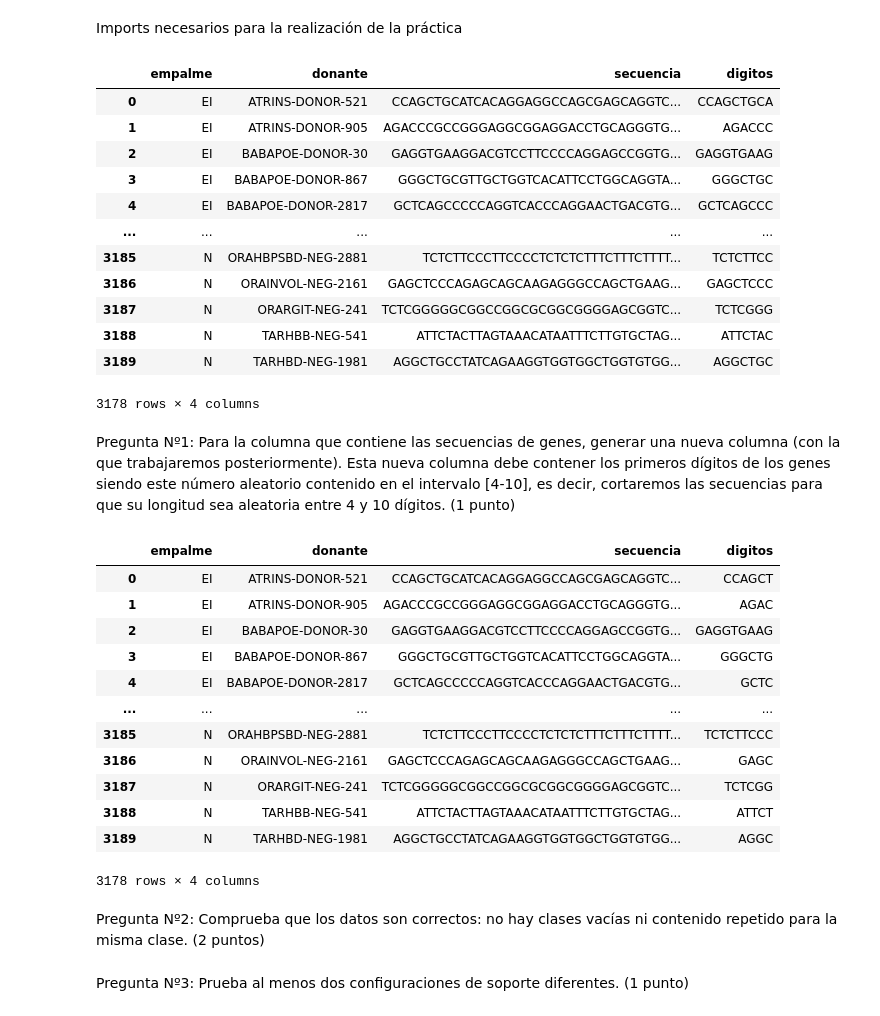
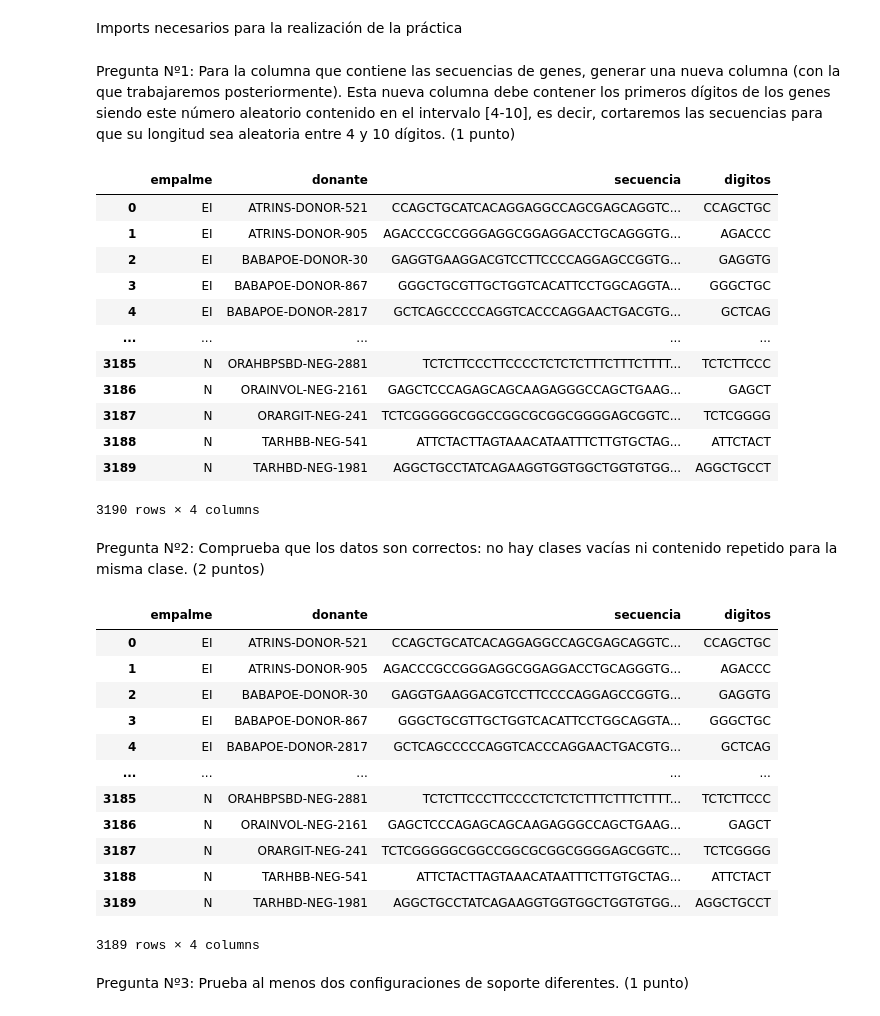
Before and after one commit to ikeruco29/Lab02_GSP-RA, a Jupyter notebook: Pr2_GSP.ipynb, the cells around one changed output. Cells and saved outputs as stored; diff of their text form; code cells hidden in the pictures.

```diff
--- a/Pr2_GSP.ipynb
+++ b/Pr2_GSP.ipynb
@@ -13,21 +13,7 @@ import gsppy as gsp
 # %%
-itemsets = pd.read_csv('splice.data', header=None).drop_duplicates().dropna()
+itemsets = pd.read_csv('splice.data', header=None)
 #change the column names
 itemsets.columns = ['empalme', 'donante', 'secuencia']
-# %% [output]
-|  | empalme | donante | secuencia | digitos |
-| 0 | EI | ATRINS-DONOR-521 | CCAGCTGCATCACAGGAGGCCAGCGAGCAGGTC... | CCAGCTGCA |
-| 1 | EI | ATRINS-DONOR-905 | AGACCCGCCGGGAGGCGGAGGACCTGCAGGGTG... | AGACCC |
-| 2 | EI | BABAPOE-DONOR-30 | GAGGTGAAGGACGTCCTTCCCCAGGAGCCGGTG... | GAGGTGAAG |
-| 3 | EI | BABAPOE-DONOR-867 | GGGCTGCGTTGCTGGTCACATTCCTGGCAGGTA... | GGGCTGC |
-| 4 | EI | BABAPOE-DONOR-2817 | GCTCAGCCCCCAGGTCACCCAGGAACTGACGTG... | GCTCAGCCC |
-| ... | ... | ... | ... | ... |
-| 3185 | N | ORAHBPSBD-NEG-2881 | TCTCTTCCCTTCCCCTCTCTCTTTCTTTCTTTT... | TCTCTTCC |
-| 3186 | N | ORAINVOL-NEG-2161 | GAGCTCCCAGAGCAGCAAGAGGGCCAGCTGAAG... | GAGCTCCC |
-| 3187 | N | ORARGIT-NEG-241 | TCTCGGGGGCGGCCGGCGCGGCGGGGAGCGGTC... | TCTCGGG |
-| 3188 | N | TARHBB-NEG-541 | ATTCTACTTAGTAAACATAATTTCTTGTGCTAG... | ATTCTAC |
-| 3189 | N | TARHBD-NEG-1981 | AGGCTGCCTATCAGAAGGTGGTGGCTGGTGTGG... | AGGCTGC |
-3178 rows × 4 columns
 # %% [markdown]
 Pregunta Nº1:  Para la columna que contiene las secuencias de genes, generar una nueva columna (con la que trabajaremos posteriormente). Esta nueva columna debe contener los primeros dígitos de los genes siendo este número aleatorio contenido en el intervalo [4-10], es decir, cortaremos las secuencias para que su longitud sea aleatoria entre 4 y 10 dígitos. (1 punto)
 # %%
@@ -48,21 +34,35 @@ itemsets['digitos'] = digitos
 itemsets
 # %% [output]
 |  | empalme | donante | secuencia | digitos |
-| 0 | EI | ATRINS-DONOR-521 | CCAGCTGCATCACAGGAGGCCAGCGAGCAGGTC... | CCAGCT |
-| 1 | EI | ATRINS-DONOR-905 | AGACCCGCCGGGAGGCGGAGGACCTGCAGGGTG... | AGAC |
-| 2 | EI | BABAPOE-DONOR-30 | GAGGTGAAGGACGTCCTTCCCCAGGAGCCGGTG... | GAGGTGAAG |
-| 3 | EI | BABAPOE-DONOR-867 | GGGCTGCGTTGCTGGTCACATTCCTGGCAGGTA... | GGGCTG |
-| 4 | EI | BABAPOE-DONOR-2817 | GCTCAGCCCCCAGGTCACCCAGGAACTGACGTG... | GCTC |
+| 0 | EI | ATRINS-DONOR-521 | CCAGCTGCATCACAGGAGGCCAGCGAGCAGGTC... | CCAGCTGC |
+| 1 | EI | ATRINS-DONOR-905 | AGACCCGCCGGGAGGCGGAGGACCTGCAGGGTG... | AGACCC |
+| 2 | EI | BABAPOE-DONOR-30 | GAGGTGAAGGACGTCCTTCCCCAGGAGCCGGTG... | GAGGTG |
+| 3 | EI | BABAPOE-DONOR-867 | GGGCTGCGTTGCTGGTCACATTCCTGGCAGGTA... | GGGCTGC |
+| 4 | EI | BABAPOE-DONOR-2817 | GCTCAGCCCCCAGGTCACCCAGGAACTGACGTG... | GCTCAG |
 | ... | ... | ... | ... | ... |
 | 3185 | N | ORAHBPSBD-NEG-2881 | TCTCTTCCCTTCCCCTCTCTCTTTCTTTCTTTT... | TCTCTTCCC |
-| 3186 | N | ORAINVOL-NEG-2161 | GAGCTCCCAGAGCAGCAAGAGGGCCAGCTGAAG... | GAGC |
-| 3187 | N | ORARGIT-NEG-241 | TCTCGGGGGCGGCCGGCGCGGCGGGGAGCGGTC... | TCTCGG |
-| 3188 | N | TARHBB-NEG-541 | ATTCTACTTAGTAAACATAATTTCTTGTGCTAG... | ATTCT |
-| 3189 | N | TARHBD-NEG-1981 | AGGCTGCCTATCAGAAGGTGGTGGCTGGTGTGG... | AGGC |
+| 3186 | N | ORAINVOL-NEG-2161 | GAGCTCCCAGAGCAGCAAGAGGGCCAGCTGAAG... | GAGCT |
+| 3187 | N | ORARGIT-NEG-241 | TCTCGGGGGCGGCCGGCGCGGCGGGGAGCGGTC... | TCTCGGGG |
+| 3188 | N | TARHBB-NEG-541 | ATTCTACTTAGTAAACATAATTTCTTGTGCTAG... | ATTCTACT |
+| 3189 | N | TARHBD-NEG-1981 | AGGCTGCCTATCAGAAGGTGGTGGCTGGTGTGG... | AGGCTGCCT |
-3178 rows × 4 columns
+3190 rows × 4 columns
 # %% [markdown]
 Pregunta Nº2: Comprueba que los datos son correctos: no hay clases vacías ni contenido repetido para la misma clase. (2 puntos)
 # %%
-itemsets = itemsets
+itemsets.drop_duplicates()
+# %% [output]
+|  | empalme | donante | secuencia | digitos |
+| 0 | EI | ATRINS-DONOR-521 | CCAGCTGCATCACAGGAGGCCAGCGAGCAGGTC... | CCAGCTGC |
+| 1 | EI | ATRINS-DONOR-905 | AGACCCGCCGGGAGGCGGAGGACCTGCAGGGTG... | AGACCC |
+| 2 | EI | BABAPOE-DONOR-30 | GAGGTGAAGGACGTCCTTCCCCAGGAGCCGGTG... | GAGGTG |
+| 3 | EI | BABAPOE-DONOR-867 | GGGCTGCGTTGCTGGTCACATTCCTGGCAGGTA... | GGGCTGC |
+| 4 | EI | BABAPOE-DONOR-2817 | GCTCAGCCCCCAGGTCACCCAGGAACTGACGTG... | GCTCAG |
+| ... | ... | ... | ... | ... |
+| 3185 | N | ORAHBPSBD-NEG-2881 | TCTCTTCCCTTCCCCTCTCTCTTTCTTTCTTTT... | TCTCTTCCC |
+| 3186 | N | ORAINVOL-NEG-2161 | GAGCTCCCAGAGCAGCAAGAGGGCCAGCTGAAG... | GAGCT |
+| 3187 | N | ORARGIT-NEG-241 | TCTCGGGGGCGGCCGGCGCGGCGGGGAGCGGTC... | TCTCGGGG |
+| 3188 | N | TARHBB-NEG-541 | ATTCTACTTAGTAAACATAATTTCTTGTGCTAG... | ATTCTACT |
+| 3189 | N | TARHBD-NEG-1981 | AGGCTGCCTATCAGAAGGTGGTGGCTGGTGTGG... | AGGCTGCCT |
+3189 rows × 4 columns
 # %% [markdown]
 Pregunta Nº3: Prueba al menos dos configuraciones de soporte diferentes. (1 punto)
```
Also changed, not shown: parts of 3 cells of this notebook.
